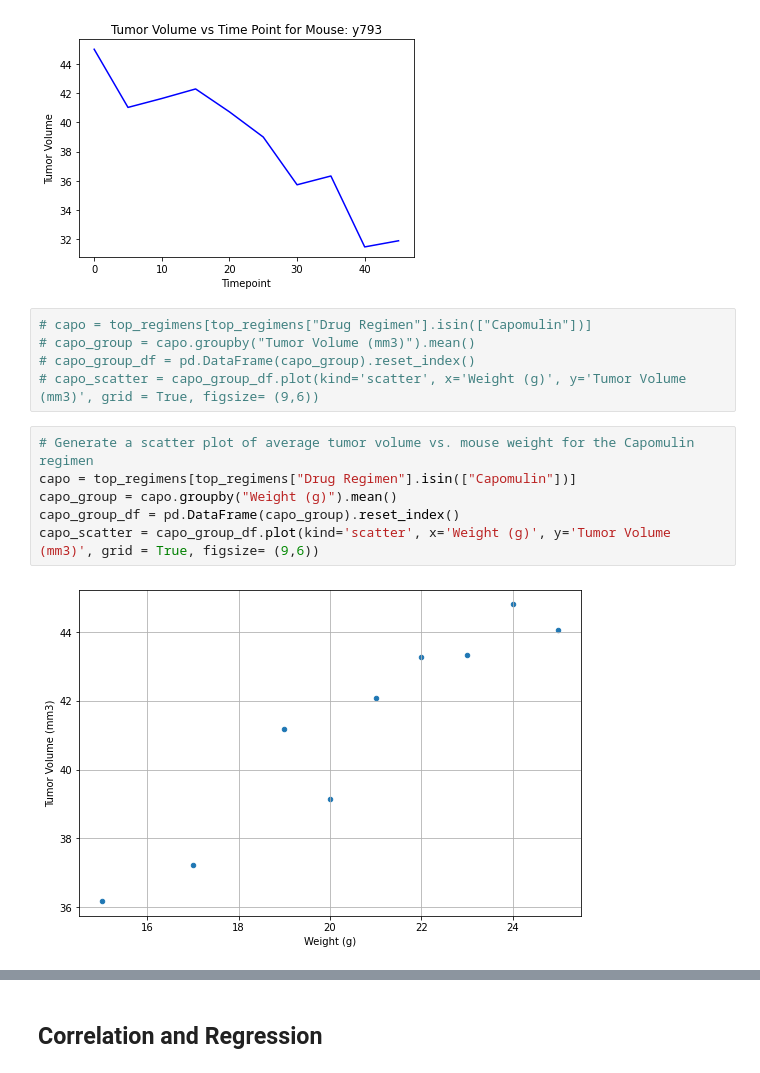
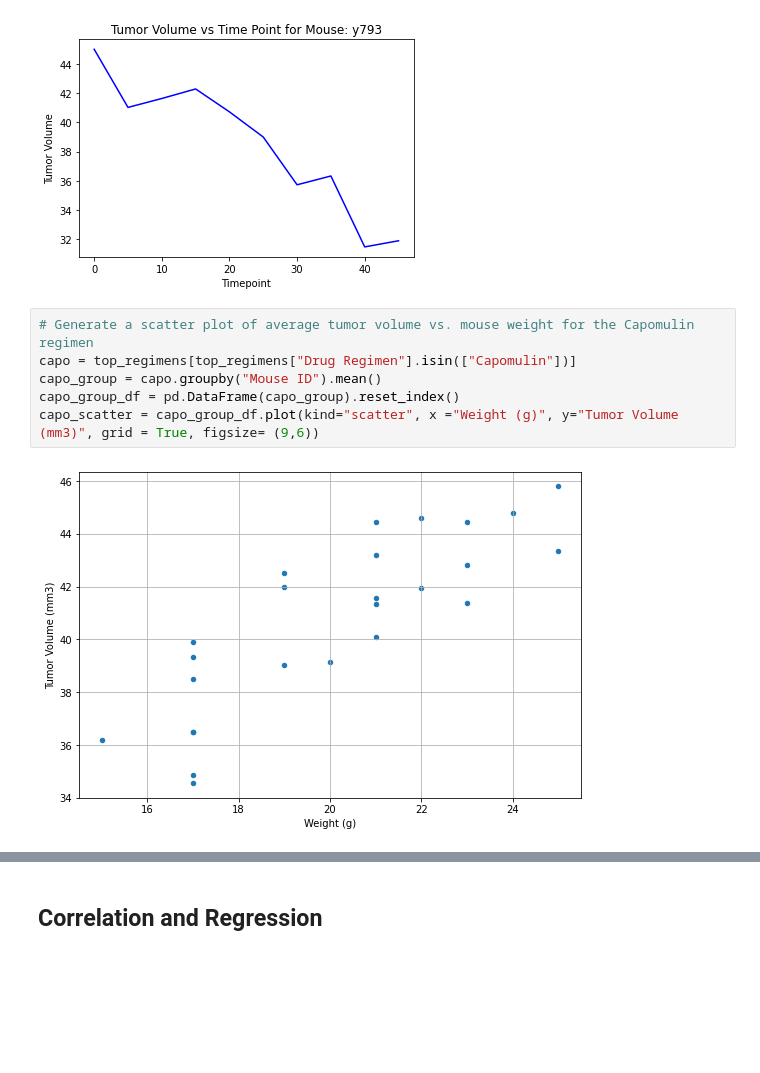
Before and after one commit to lauragabrielson/Matplotlib_Challenge, a Jupyter notebook: pymaceuticals_starter.ipynb, the cells around one changed output, grey strips where cells are left out. Saved outputs shown, nothing was run; the diff lists cells and outputs as text; blank space fills up the shorter version.

```diff
--- a/pymaceuticals_starter.ipynb
+++ b/pymaceuticals_starter.ipynb
@@ -470,15 +315,10 @@ plt.show()
 # %% [output]
 [figure]
 # %%
-# capo = top_regimens[top_regimens["Drug Regimen"].isin(["Capomulin"])]
-# capo_group = capo.groupby("Tumor Volume (mm3)").mean()
-# capo_group_df = pd.DataFrame(capo_group).reset_index()
-# capo_scatter = capo_group_df.plot(kind='scatter', x='Weight (g)', y='Tumor Volume (mm3)', grid = True, figsize= (9,6))
+# Generate a scatter plot of average tumor volume vs. mouse weight for the Capomulin regimen
+capo = top_regimens[top_regimens["Drug Regimen"].isin(["Capomulin"])]
+capo_group = capo.groupby("Mouse ID").mean()
+capo_group_df = pd.DataFrame(capo_group).reset_index()
+capo_scatter = capo_group_df.plot(kind="scatter", x ="Weight (g)", y="Tumor Volume (mm3)", grid = True, figsize= (9,6))
+# %% [output]
+[figure, added]
-# %%
-# Generate a scatter plot of average tumor volume vs. mouse weight for the Capomulin regimen
-capo = top_regimens[top_regimens["Drug Regimen"].isin(["Capomulin"])]
-capo_group = capo.groupby("Weight (g)").mean()
-capo_group_df = pd.DataFrame(capo_group).reset_index()
-capo_scatter = capo_group_df.plot(kind='scatter', x='Weight (g)', y='Tumor Volume (mm3)', grid = True, figsize= (9,6))
-# %% [output]
-[figure, removed]
```
Also changed, not shown: parts of 23 cells of this notebook.
